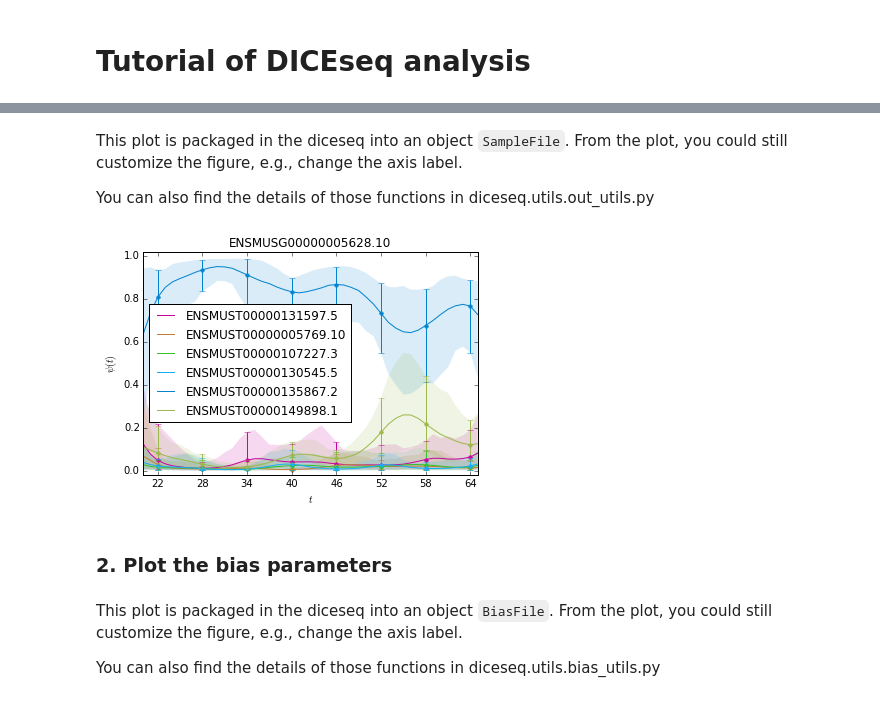
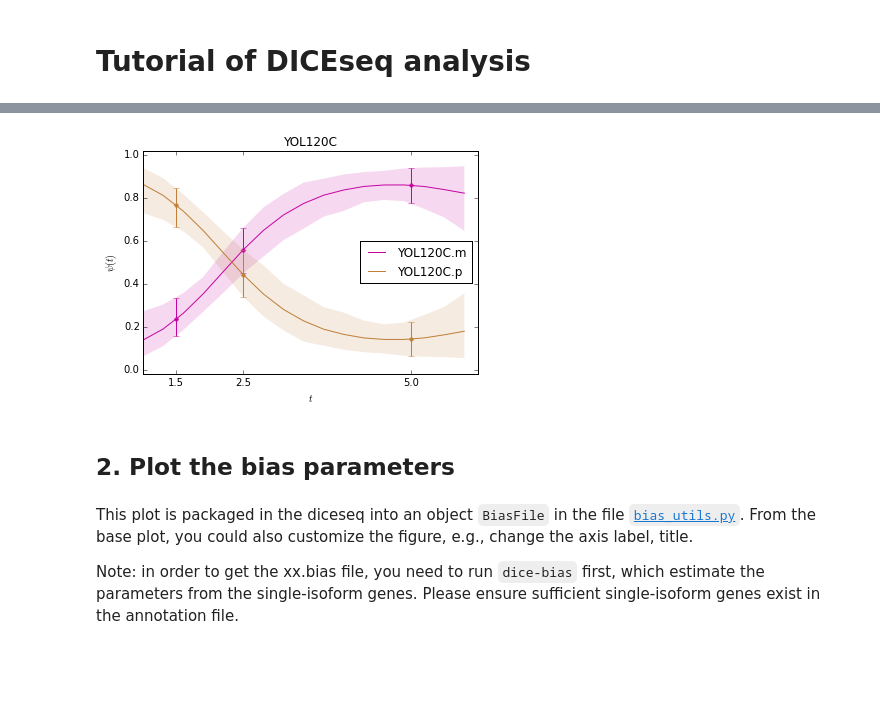
Before and after one commit to huangyh09/diceseq, a Jupyter notebook: tutorials/diceseq_tutorial.ipynb, the cells around one changed output, grey strips where cells are left out. Saved outputs shown, nothing was run; the diff lists cells and outputs as text; code cells hidden in the pictures; blank space fills up the shorter version.

```diff
--- a/tutorials/diceseq_tutorial.ipynb
+++ b/tutorials/diceseq_tutorial.ipynb
@@ -7,38 +15,37 @@ This tutorial is to show how to use the DICEseq results for analysis.
+# %%
+import numpy as np
+import pylab as pl
+import matplotlib
+from diceseq import SampleFile
+% matplotlib inline
+
+# load the data
+sample_file = "../data/out/joint.sample.gz"
+Sample = SampleFile(sample_file)
+
+# set arguments for GP_visual
+gene_in = Sample.gene[2]     # "YOL120C"
+T = np.array([1.5, 2.5, 5])  # orignal time
+xx = np.arange(1,6,0.3)      # time region for prediction
+_theta = None                # use learned thetas; or set others: [theta1, theta2], e.g., [3.0, 5]
+
+# plot the Gaussian process
+fig = pl.figure()
+Sample.GP_visual(gene_in, T, xx, _theta)
+
+fig.set_size_inches(6,4)
+#fig.savefig("../out/test.png", dpi=300, bbox_inches='tight')
+pl.show()
+# %% [output]
+[figure, added]
+# %% [markdown]
+## 2. Plot the bias parameters
 # %% [markdown]
-This plot is packaged in the diceseq into an object ``SampleFile``. From the plot, you could still customize the figure, e.g., change the axis label.
+This plot is packaged in the diceseq into an object ``BiasFile`` in the file [``bias_utils.py``][1]. From the base plot, you could also customize the figure, e.g., change the axis label, title.
 
-You can also find the details of those functions in diceseq.utils.out_utils.py
+Note: in order to get the xx.bias file, you need to run ``dice-bias`` first, which estimate the parameters from the single-isoform genes. Please ensure sufficient single-isoform genes exist in the annotation file.
+
+[1]: https://github.com/huangyh09/diceseq/blob/master/diceseq/utils/bias_utils.py
-# %%
-import gzip
-import numpy as np
-import pylab as pl
-import matplotlib
-from diceseq import SampleFile, DiceFile
-% matplotlib inline
-matplotlib.rcParams['pdf.fonttype'] = 42
-matplotlib.rcParams['font.sans-serif'] = "Arial"
-
-# load the data
-dice_file = "../data/out/Liv_joint.dice"
-sample_file = "../data/out/Liv_joint.sample.gz"
-Dice = DiceFile(dice_file)
-Sample = SampleFile(sample_file)
-genes = Sample.gene
-
-# plot the Gaussian process
-fig = pl.figure()
-Sample.GP_visual(genes[1], np.arange(22,70,6), np.arange(20,66,1.0), [3.0, 30])
-fig.set_size_inches(6,4)
-#fig.savefig("../out/test.png", dpi=300, bbox_inches='tight')
-pl.show()
-# %% [output]
-[figure, removed]
-# %% [markdown]
-### 2. Plot the bias parameters
-# %% [markdown]
-This plot is packaged in the diceseq into an object ``BiasFile``. From the plot, you could still customize the figure, e.g., change the axis label.
-
-You can also find the details of those functions in diceseq.utils.bias_utils.py
 # %%
 import numpy as np
 import pylab as pl
```
Also changed, not shown: parts of 11 cells of this notebook, 17 other files.
